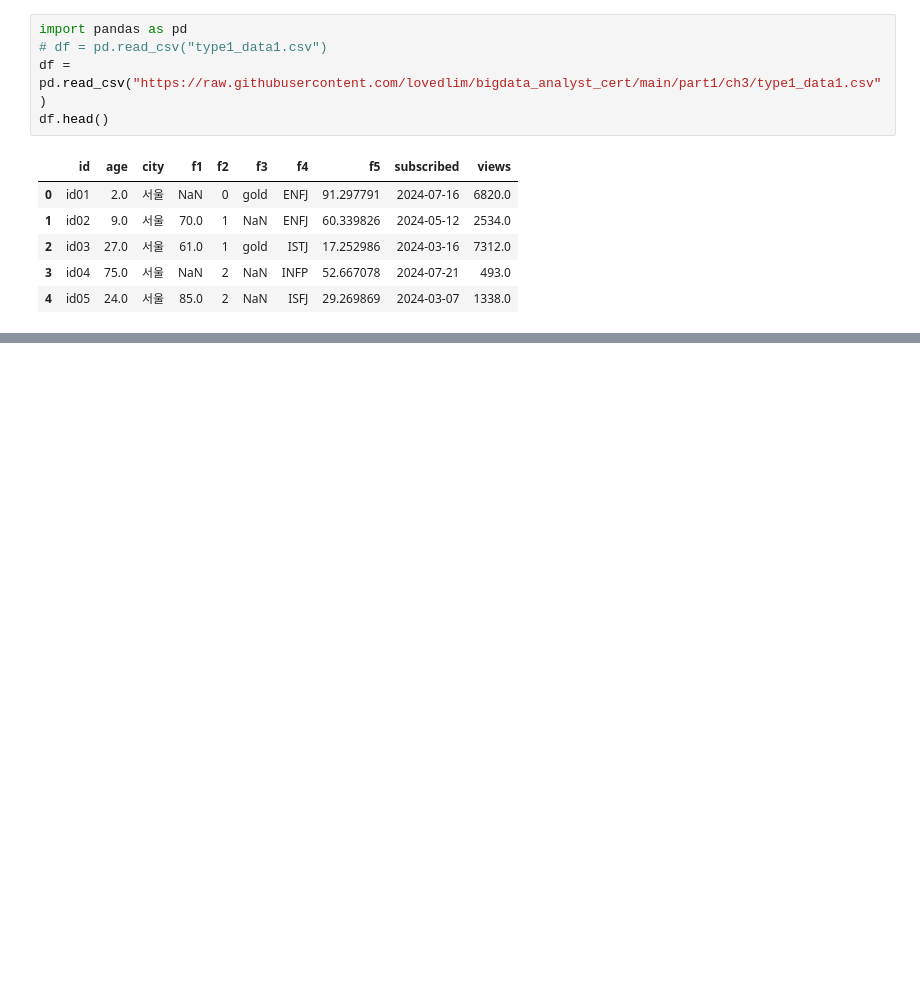
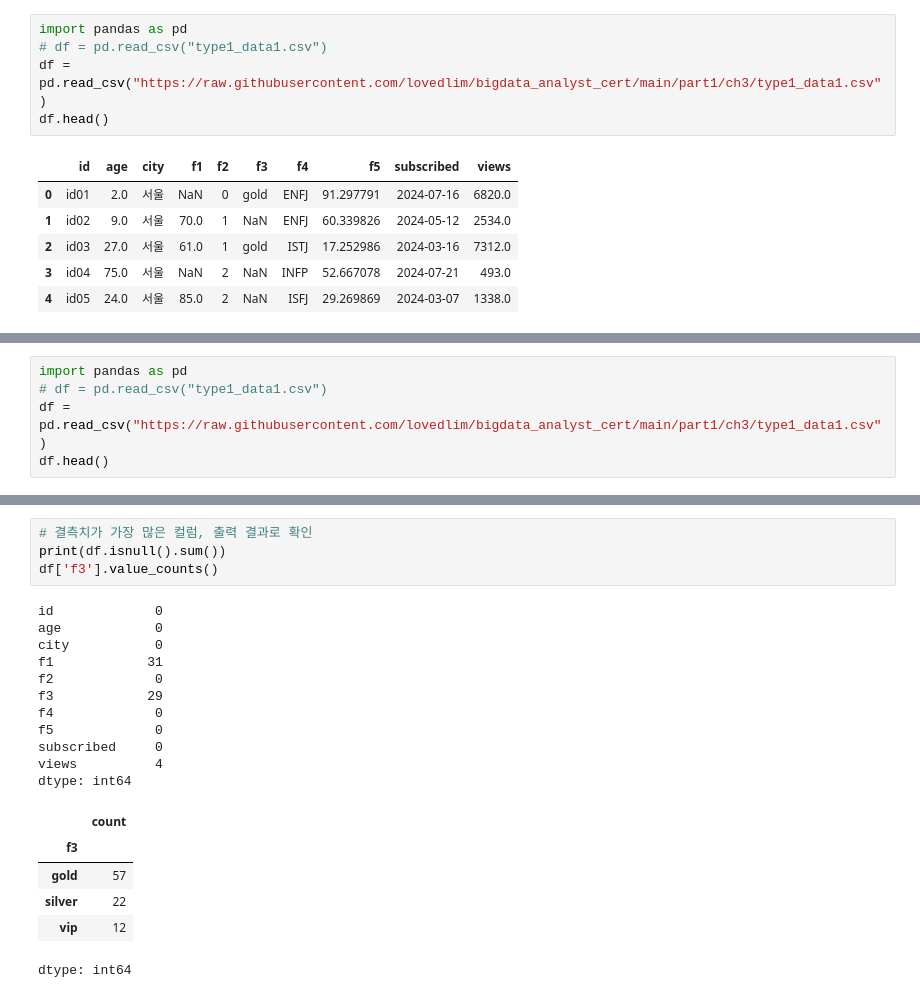
Before and after one commit to va4756/yemoon_bigdata_test, a Jupyter notebook: bigdata_시나공_연습문제_00.ipynb, the cells around one changed output, grey strips where cells are left out. Saved outputs shown, nothing was run; the diff lists cells and outputs as text; blank space fills up the shorter version.

```diff
--- a/bigdata_시나공_연습문제_00.ipynb
+++ b/bigdata_시나공_연습문제_00.ipynb
@@ -363,0 +384,5 @@ df.head()
+# %%
+import pandas as pd
+# df = pd.read_csv("type1_data1.csv")
+df = pd.read_csv("https://raw.githubusercontent.com/lovedlim/bigdata_analyst_cert/main/part1/ch3/type1_data1.csv")
+df.head()
@@ -363,0 +396,22 @@ df.head()
+# %%
+# 결측치가 가장 많은 컬럼, 출력 결과로 확인
+print(df.isnull().sum())
+df['f3'].value_counts()
+# %% [output]
+id             0
+age            0
+city           0
+f1            31
+f2             0
+f3            29
+f4             0
+f5             0
+subscribed     0
+views          4
+dtype: int64
+|  | count |
+| f3 |  |
+| gold | 57 |
+| silver | 22 |
+| vip | 12 |
+dtype: int64
```
Also changed, not shown: parts of 11 cells of this notebook.
